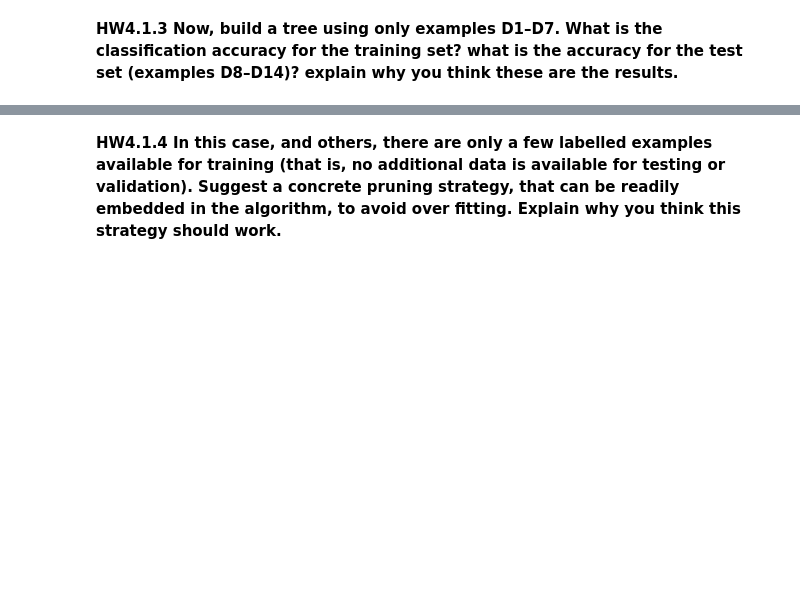
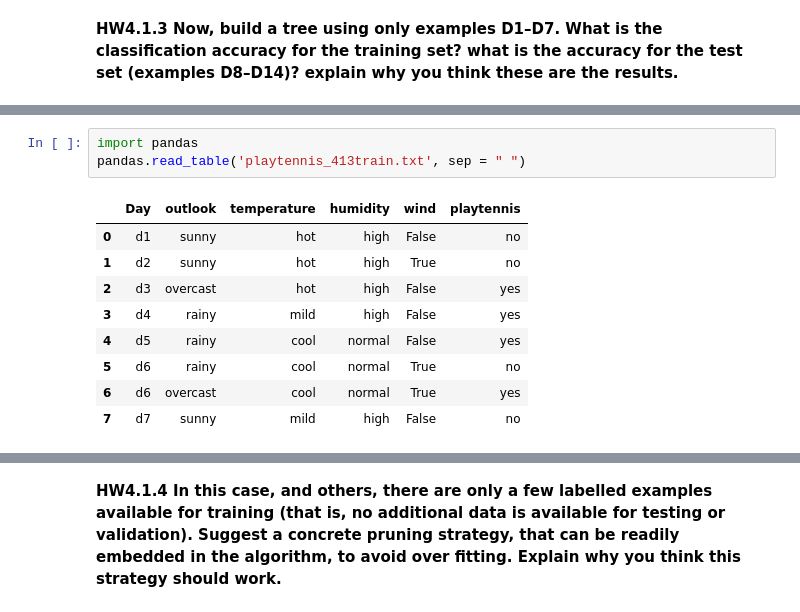
Before and after one commit to anaveenan/MachineLearning, a Jupyter notebook: TargetDataScienceTraining/Week 2/HW4/Zuehlke DAMLAS Target DS Homework - 18aug2016.ipynb, the cells around one changed output, grey strips where cells are left out. Cells and saved outputs as stored; diff of their text form; blank space fills up the shorter version.

```diff
--- a/TargetDataScienceTraining/Week 2/HW4/Zuehlke DAMLAS Target DS Homework - 18aug2016.ipynb
+++ b/TargetDataScienceTraining/Week 2/HW4/Zuehlke DAMLAS Target DS Homework - 18aug2016.ipynb
@@ -448,0 +413,13 @@ are the results.__
+# %%
+import pandas
+pandas.read_table('playtennis_413train.txt', sep = " ")
+# %% [output]
+|  | Day | outlook | temperature | humidity | wind | playtennis |
+| 0 | d1 | sunny | hot | high | False | no |
+| 1 | d2 | sunny | hot | high | True | no |
+| 2 | d3 | overcast | hot | high | False | yes |
+| 3 | d4 | rainy | mild | high | False | yes |
+| 4 | d5 | rainy | cool | normal | False | yes |
+| 5 | d6 | rainy | cool | normal | True | no |
+| 6 | d6 | overcast | cool | normal | True | yes |
+| 7 | d7 | sunny | mild | high | False | no |
```
Also changed, not shown: parts of 31 cells of this notebook.
